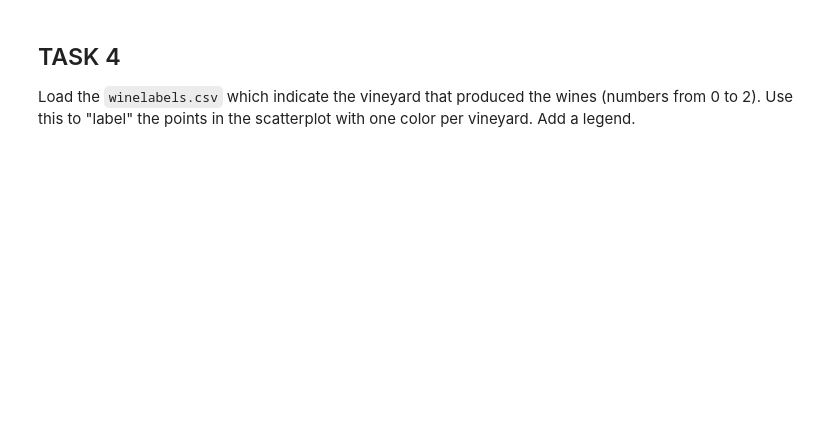
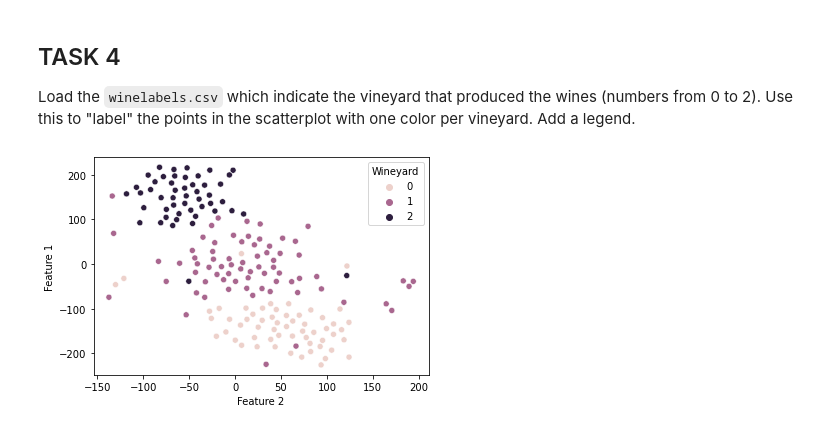
Before and after one commit to m-langer/FH-DataAnalysisP, a Jupyter notebook: LAB/03_ContinuousData.ipynb, the cells around one changed output. Saved outputs shown, nothing was run; the diff lists cells and outputs as text; code cells hidden in the pictures; blank space fills up the shorter version.

```diff
--- a/LAB/03_ContinuousData.ipynb
+++ b/LAB/03_ContinuousData.ipynb
@@ -116,0 +165,12 @@ raise NotImplementedError()
+# %%
+# YOUR CODE HERE
+# raise NotImplementedError()
+df_lab = pd.read_csv('https://raw.githubusercontent.com/ADSLab-Salzburg/DataAnalysiswithPython/main/data/winelabels.csv')
+df_lab.head
+df_fi = df_lab.join(df_d)
+df_fi.rename(columns={"0":"Wineyard"},inplace=True)
+df_fi.head
+sns.scatterplot(data=df_fi, y='Feature 1', x='Feature 2',hue='Wineyard')
+plt.show()
+# %% [output]
+[figure, added]
```
Also changed, not shown: parts of 15 cells of this notebook, 16 other files.
